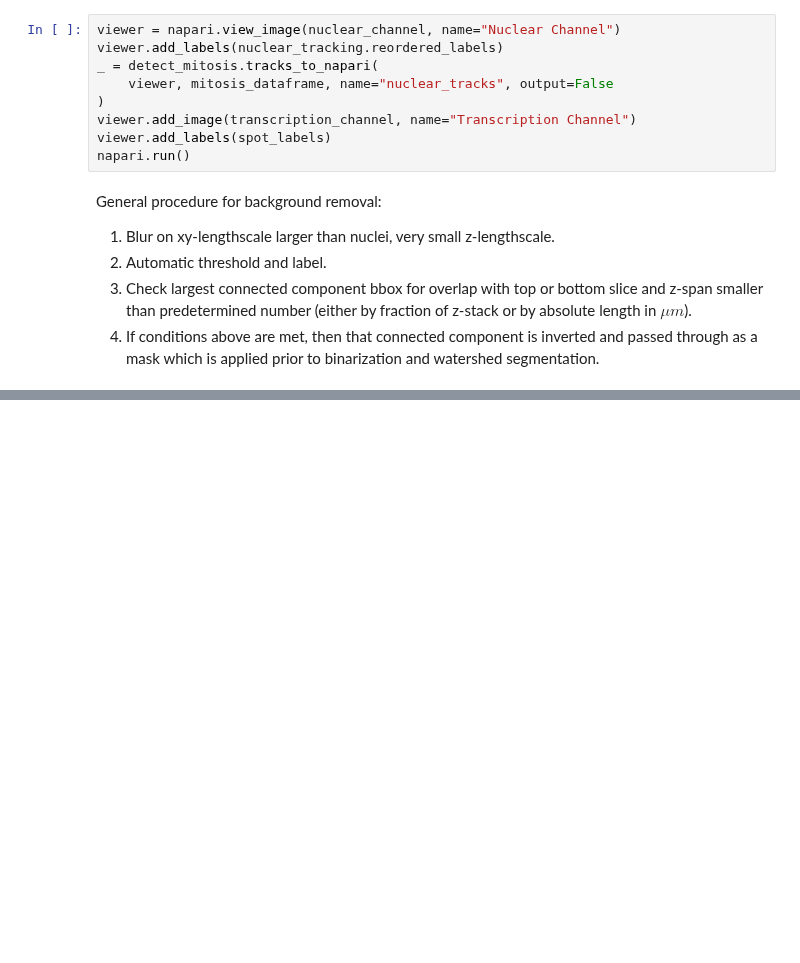
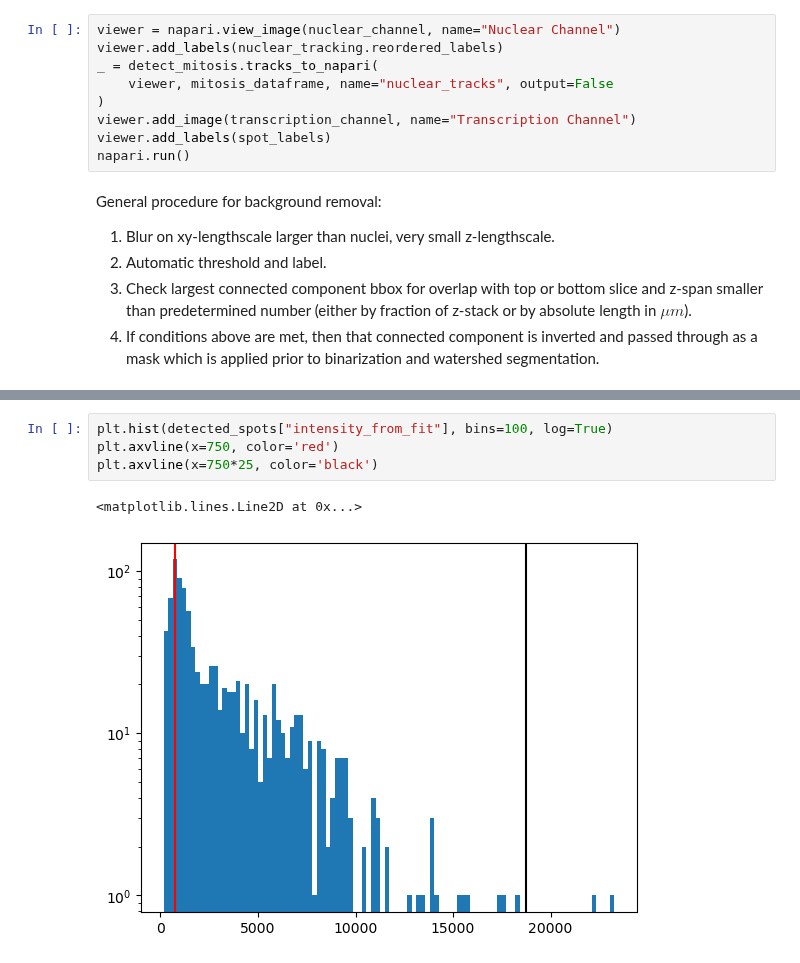
Before and after one commit to GarciaLab/transcription_pipeline, a Jupyter notebook: test.ipynb, the cells around one changed output, grey strips where cells are left out. Saved outputs shown, nothing was run; the diff lists cells and outputs as text; blank space fills up the shorter version.

```diff
--- a/test.ipynb
+++ b/test.ipynb
@@ -190,0 +267,7 @@ General procedure for background removal:
+# %%
+plt.hist(detected_spots["intensity_from_fit"], bins=100, log=True)
+plt.axvline(x=750, color='red')
+plt.axvline(x=750*25, color='black')
+# %% [output]
+<matplotlib.lines.Line2D at 0x...>
+[figure, added]
```
Also changed, not shown: parts of 16 cells of this notebook, 1 other file.
